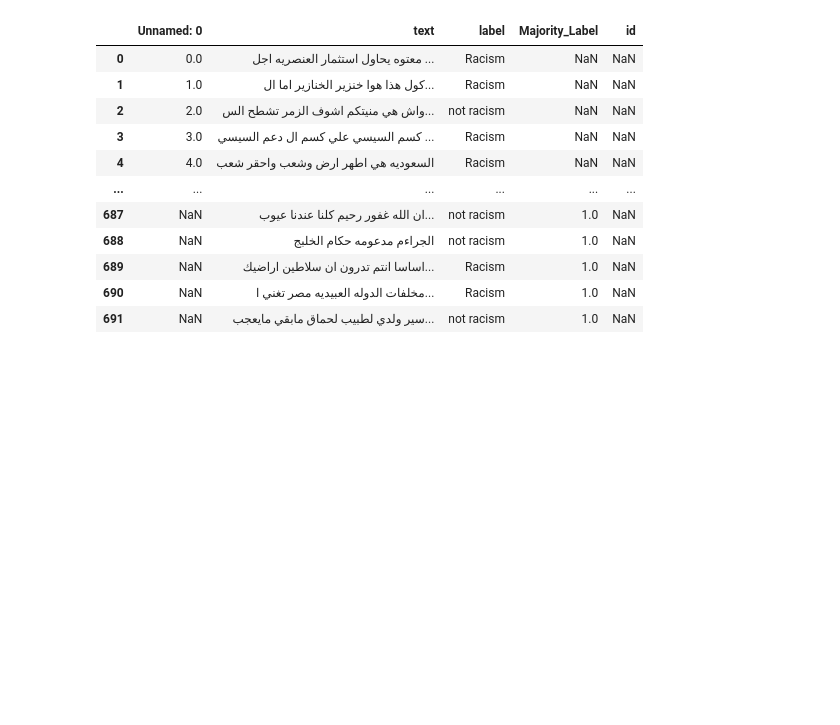
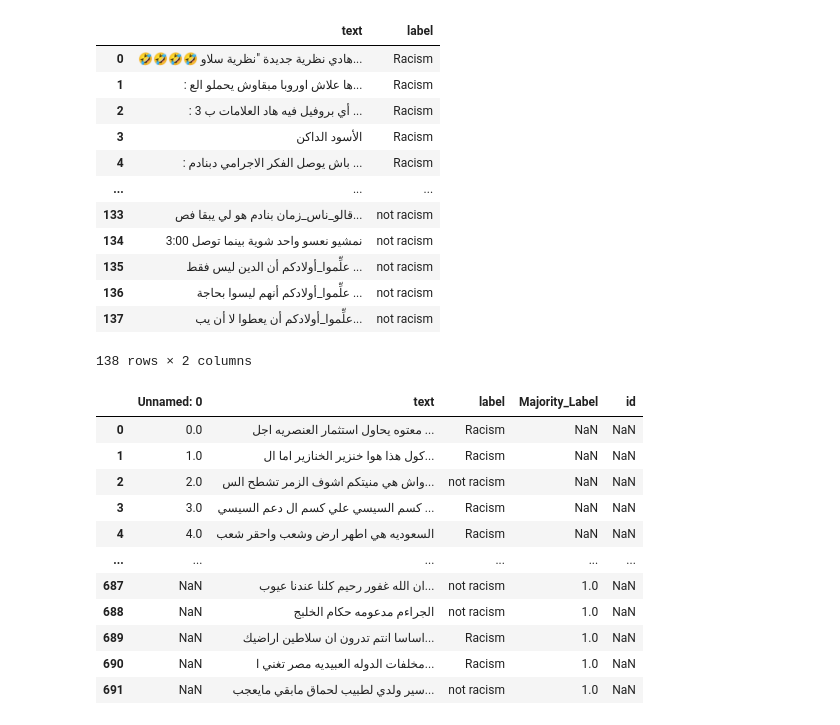
Before and after one commit to RealKintaro/Offensive-Text-Classification-Writen-In-Arabic-Dialects, a Jupyter notebook: Notebooks/Merge_Data_Racism.ipynb, the cells around one changed output. Cells and saved outputs as stored; diff of their text form; code cells hidden in the pictures; blank space fills up the shorter version.

```diff
--- a/Notebooks/Merge_Data_Racism.ipynb
+++ b/Notebooks/Merge_Data_Racism.ipynb
@@ -10,3 +66,24 @@ data5 = pd.read_csv('../DataSet/racism_semi_assisted_MNB+LR.csv')
+# %%
+# delete duplicates
+racism = racism.drop_duplicates(subset=['text'], keep='first')
+
+mor_rac = pd.concat([racism, notracism], ignore_index=True)
+
+mor_rac
+# %% [output]
+|  | text | label |
+| 0 | 🤣🤣🤣🤣 هادي نظرية جديدة "نظرية سلاو... | Racism |
+| 1 | : ها علاش اوروبا مبقاوش يحملو الع... | Racism |
+| 2 | : أي بروفيل فيه هاد العلامات ب 3 ... | Racism |
+| 3 | الأسود الداكن | Racism |
+| 4 | : باش يوصل الفكر الاجرامي دبنادم ... | Racism |
+| ... | ... | ... |
+| 133 | قالو_ناس_زمان بنادم هو لي يبقا فص... | not racism |
+| 134 | نمشيو نعسو واحد شوية بينما توصل 3:00 | not racism |
+| 135 | علِّموا_أولادكم أن الدين ليس فقط ... | not racism |
+| 136 | علِّموا_أولادكم أنهم ليسوا بحاجة ... | not racism |
+| 137 | علِّموا_أولادكم أن يعطوا لا أن يب... | not racism |
+138 rows × 2 columns
 # %%
 concat = pd.concat([data, data2, data3, data4, data5])
 
```
Also changed, not shown: parts of 6 cells of this notebook, 6 other files.
